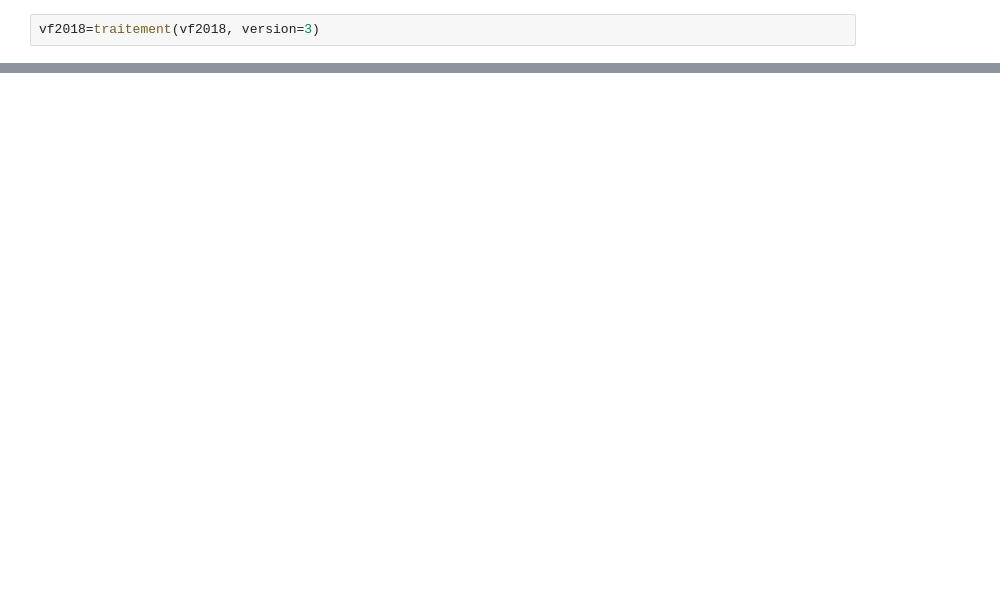
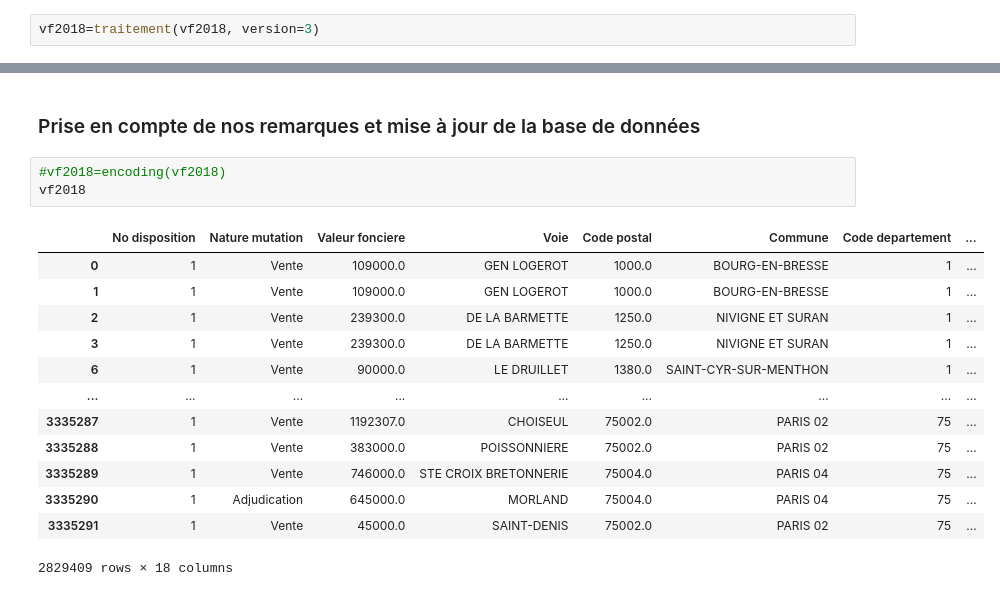
Before and after one commit to Naghan1132/Property_price_prediction, a Jupyter notebook: script.ipynb, the cells around one changed output, grey strips where cells are left out. Saved outputs shown, nothing was run; the diff lists cells and outputs as text; blank space fills up the shorter version.

```diff
--- a/script.ipynb
+++ b/script.ipynb
@@ -329,0 +277,19 @@ deactivate</br>
+# %% [markdown]
+<h3>Prise en compte de nos remarques et mise à jour de la base de données</h3>
+# %%
+#vf2018=encoding(vf2018)
+vf2018
+# %% [output]
+|  | No disposition | Nature mutation | Valeur fonciere | Voie | Code postal | Commune | Code departement | ... |
+| 0 | 1 | Vente | 109000.0 | GEN LOGEROT | 1000.0 | BOURG-EN-BRESSE | 1 | ... |
+| 1 | 1 | Vente | 109000.0 | GEN LOGEROT | 1000.0 | BOURG-EN-BRESSE | 1 | ... |
+| 2 | 1 | Vente | 239300.0 | DE LA BARMETTE | 1250.0 | NIVIGNE ET SURAN | 1 | ... |
+| 3 | 1 | Vente | 239300.0 | DE LA BARMETTE | 1250.0 | NIVIGNE ET SURAN | 1 | ... |
+| 6 | 1 | Vente | 90000.0 | LE DRUILLET | 1380.0 | SAINT-CYR-SUR-MENTHON | 1 | ... |
+| ... | ... | ... | ... | ... | ... | ... | ... | ... |
+| 3335287 | 1 | Vente | 1192307.0 | CHOISEUL | 75002.0 | PARIS 02 | 75 | ... |
+| 3335288 | 1 | Vente | 383000.0 | POISSONNIERE | 75002.0 | PARIS 02 | 75 | ... |
+| 3335289 | 1 | Vente | 746000.0 | STE CROIX BRETONNERIE | 75004.0 | PARIS 04 | 75 | ... |
+| 3335290 | 1 | Adjudication | 645000.0 | MORLAND | 75004.0 | PARIS 04 | 75 | ... |
+| 3335291 | 1 | Vente | 45000.0 | SAINT-DENIS | 75002.0 | PARIS 02 | 75 | ... |
+2829409 rows × 18 columns
```
Also changed, not shown: parts of 35 cells of this notebook, 1 other file.
